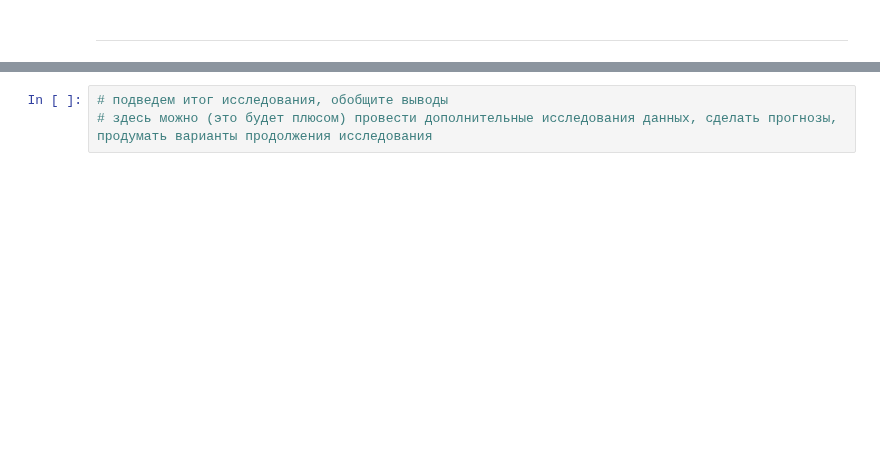
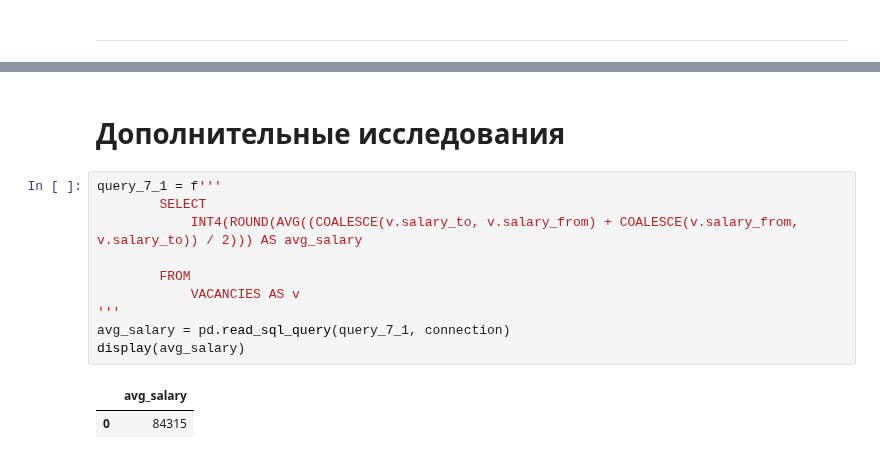
Before and after one commit to rafferti95/st_data_science, a Jupyter notebook: Project 2/Project 2 test.ipynb, the cells around one changed output, grey strips where cells are left out. Drawn from its saved outputs; the diff is of its cells as text; blank space fills up the shorter version.

```diff
--- a/Project 2/Project 2 test.ipynb
+++ b/Project 2/Project 2 test.ipynb
@@ -685,3 +697,15 @@ display(avg_dst_salary)
-# %%
-# подведем итог исследования, обобщите выводы
-# здесь можно (это будет плюсом) провести дополнительные исследования данных, сделать прогнозы, продумать варианты продолжения исследования
+# %% [markdown]
+# Дополнительные исследования
+# %%
+query_7_1 = f'''
+        SELECT
+            INT4(ROUND(AVG((COALESCE(v.salary_to, v.salary_from) + COALESCE(v.salary_from, v.salary_to)) / 2))) AS avg_salary
+
+        FROM
+            VACANCIES AS v
+'''
+avg_salary = pd.read_sql_query(query_7_1, connection)
+display(avg_salary)
+# %% [output]
+|  | avg_salary |
+| 0 | 84315 |
```
Also changed, not shown: parts of 19 cells of this notebook.
